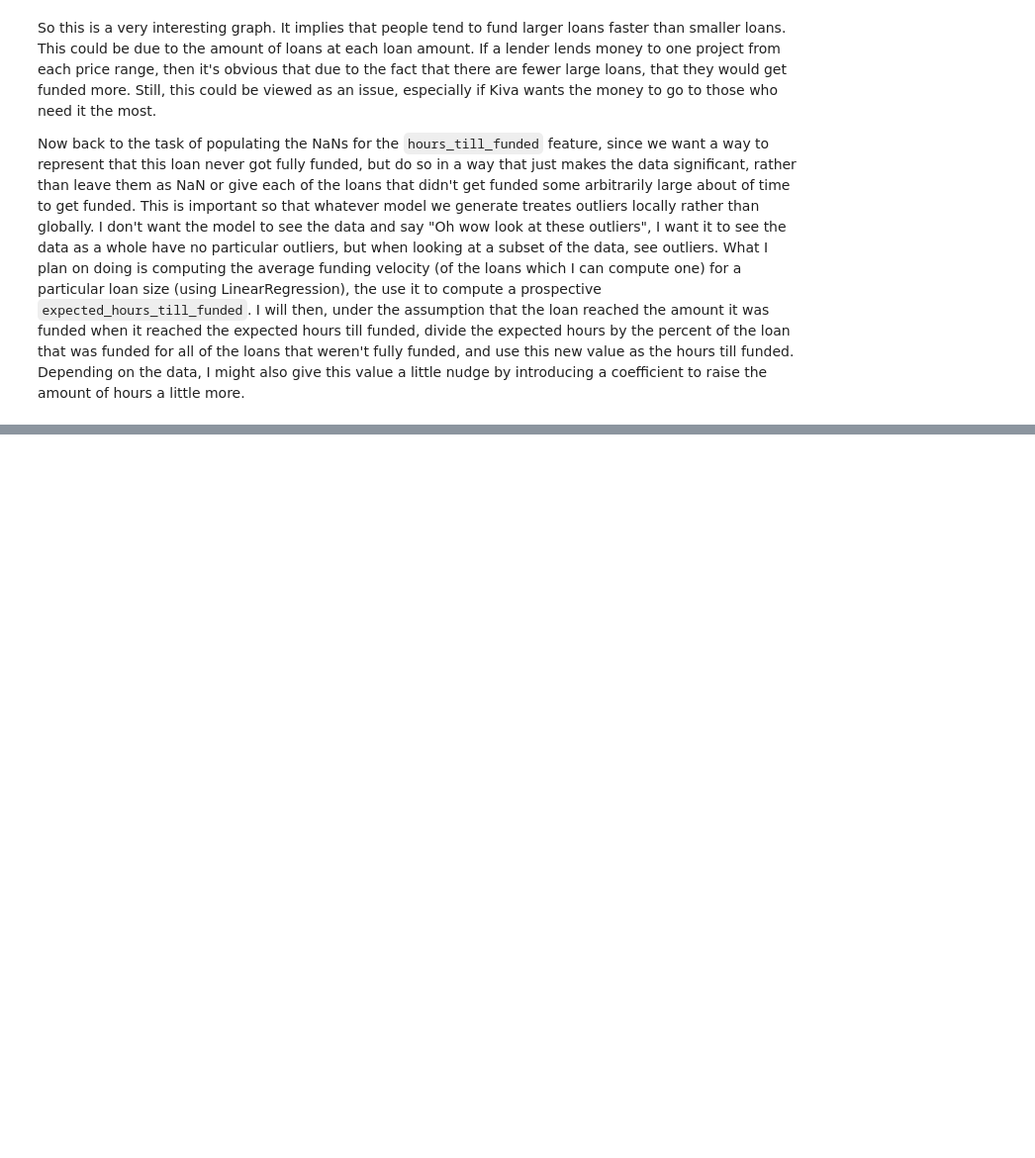
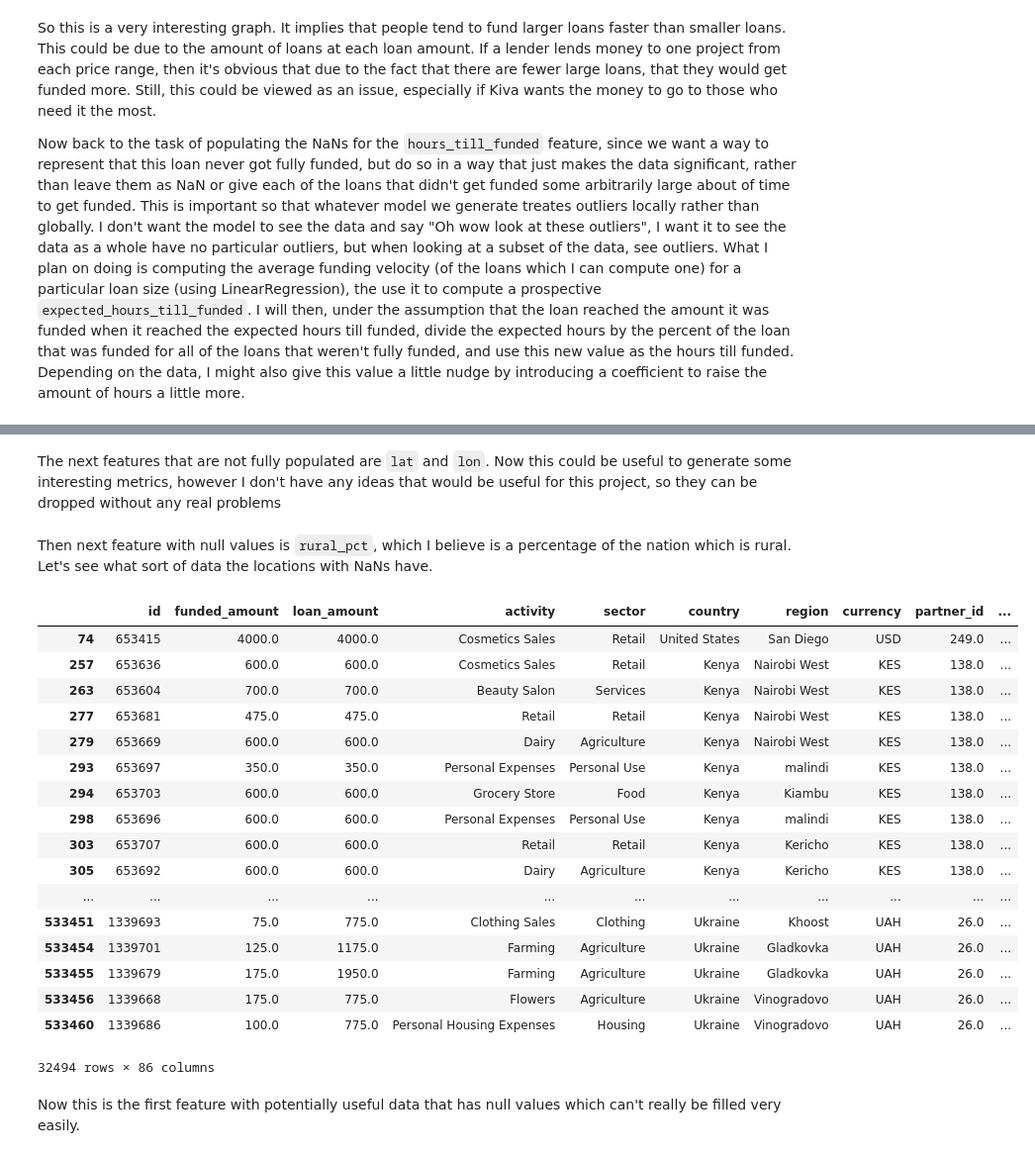
Before and after one commit to JCRaymond/ITCS_4156_FInal, a Jupyter notebook: Data Prep.ipynb, the cells around one changed output, grey strips where cells are left out. Shown at 99% size. Saved outputs shown, nothing was run; the diff lists cells and outputs as text; code cells hidden in the pictures; blank space fills up the shorter version.

```diff
--- a/Data Prep.ipynb
+++ b/Data Prep.ipynb
@@ -1398,0 +1435,2 @@ Here, you can see that pretty much all of the red points have a rather low fundi
+# %%
+final_data.drop('use', axis=1, inplace=True)
@@ -1398,0 +1439,2 @@ Here, you can see that pretty much all of the red points have a rather low fundi
+# %%
+final_data.drop('country_code', axis=1, inplace=True)
@@ -1398,0 +1461,2 @@ Here, you can see that pretty much all of the red points have a rather low fundi
+# %%
+final_data.drop('names', axis=1, inplace=True)
@@ -1398,0 +1483,29 @@ Here, you can see that pretty much all of the red points have a rather low fundi
+# %% [markdown]
+The next features that are not fully populated are `lat` and `lon`. Now this could be useful to generate some interesting metrics, however I don't have any ideas that would be useful for this project, so they can be dropped without any real problems
+# %%
+final_data.drop(['lat', 'lon'], axis=1, inplace=True)
+# %% [markdown]
+Then next feature with null values is `rural_pct`, which I believe is a percentage of the nation which is rural. Let's see what sort of data the locations with NaNs have.
+# %%
+final_data[~pd.notnull(final_data['rural_pct'])]
+# %% [output]
+|  | id | funded_amount | loan_amount | activity | sector | country | region | currency | partner_id | ... |
+| 74 | 653415 | 4000.0 | 4000.0 | Cosmetics Sales | Retail | United States | San Diego | USD | 249.0 | ... |
+| 257 | 653636 | 600.0 | 600.0 | Cosmetics Sales | Retail | Kenya | Nairobi West | KES | 138.0 | ... |
+| 263 | 653604 | 700.0 | 700.0 | Beauty Salon | Services | Kenya | Nairobi West | KES | 138.0 | ... |
+| 277 | 653681 | 475.0 | 475.0 | Retail | Retail | Kenya | Nairobi West | KES | 138.0 | ... |
+| 279 | 653669 | 600.0 | 600.0 | Dairy | Agriculture | Kenya | Nairobi West | KES | 138.0 | ... |
+| 293 | 653697 | 350.0 | 350.0 | Personal Expenses | Personal Use | Kenya | malindi | KES | 138.0 | ... |
+| 294 | 653703 | 600.0 | 600.0 | Grocery Store | Food | Kenya | Kiambu | KES | 138.0 | ... |
+| 298 | 653696 | 600.0 | 600.0 | Personal Expenses | Personal Use | Kenya | malindi | KES | 138.0 | ... |
+| 303 | 653707 | 600.0 | 600.0 | Retail | Retail | Kenya | Kericho | KES | 138.0 | ... |
+| 305 | 653692 | 600.0 | 600.0 | Dairy | Agriculture | Kenya | Kericho | KES | 138.0 | ... |
+| ... | ... | ... | ... | ... | ... | ... | ... | ... | ... | ... |
+| 533451 | 1339693 | 75.0 | 775.0 | Clothing Sales | Clothing | Ukraine | Khoost | UAH | 26.0 | ... |
+| 533454 | 1339701 | 125.0 | 1175.0 | Farming | Agriculture | Ukraine | Gladkovka | UAH | 26.0 | ... |
+| 533455 | 1339679 | 175.0 | 1950.0 | Farming | Agriculture | Ukraine | Gladkovka | UAH | 26.0 | ... |
+| 533456 | 1339668 | 175.0 | 775.0 | Flowers | Agriculture | Ukraine | Vinogradovo | UAH | 26.0 | ... |
+| 533460 | 1339686 | 100.0 | 775.0 | Personal Housing Expenses | Housing | Ukraine | Vinogradovo | UAH | 26.0 | ... |
+32494 rows × 86 columns
+# %% [markdown]
+Now this is the first feature with potentially useful data that has null values which can't really be filled very easily.
```
Also changed, not shown: parts of 34 cells of this notebook.
